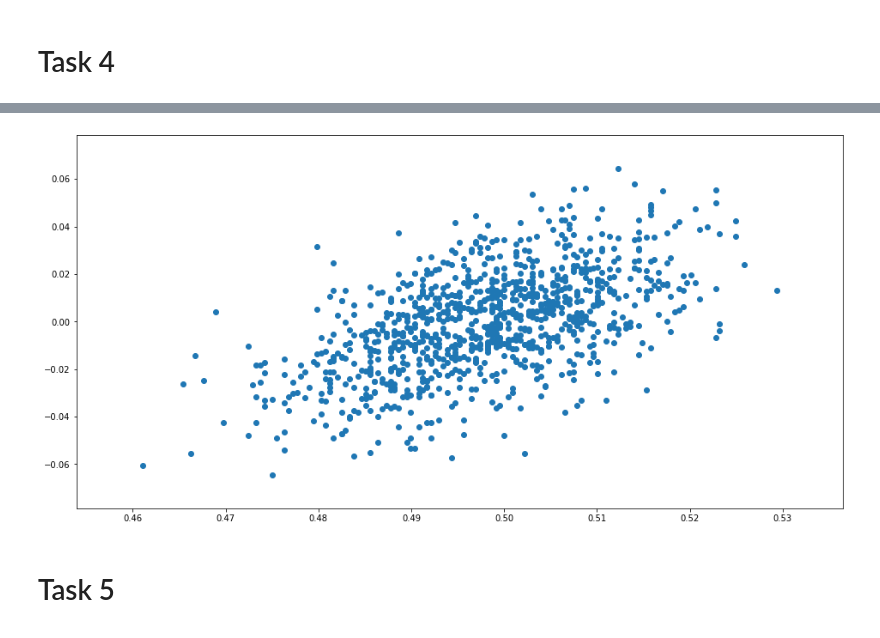
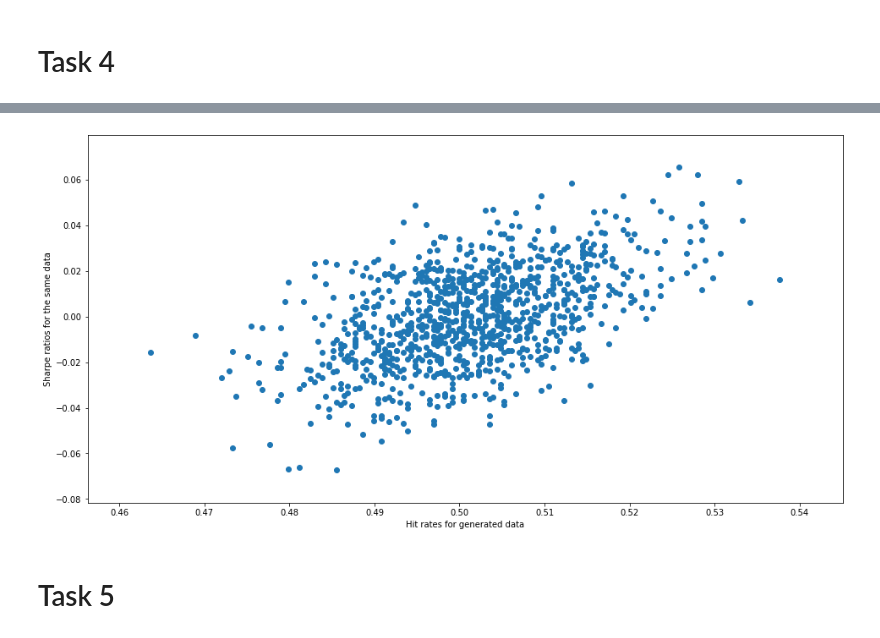
Before and after one commit to kirillovID/test_intro, a Jupyter notebook: alfa_test.ipynb, the cells around one changed output, grey strips where cells are left out. Saved outputs shown, nothing was run; the diff lists cells and outputs as text; code cells hidden in the pictures.

```diff
--- a/alfa_test.ipynb
+++ b/alfa_test.ipynb
@@ -694,7 +684,8 @@ df_fb
 2284 rows × 3 columns
 # %%
 def hit_rate(df_fb):
-    hit_rate_df = df_fb[((df_fb['FB'] > 0) & (df_fb['f_i'] > 0)) | ((df_fb['FB'] < 0) & (df_fb['f_i'] < 0))]
+    # hit_rate_df = df_fb[((df_fb['FB'] > 0) & (df_fb['f_i'] > 0)) | ((df_fb['FB'] < 0) & (df_fb['f_i'] < 0))]
+    hit_rate_df = df_fb[df_fb['pnl_i'] >= 0]
     hit_rate = len(hit_rate_df) / len(df_fb)
 
     return hit_rate
@@ -715,11 +706,16 @@ sr
 df_list = [df_builder() for i in range(1000)]
 hr_list = [hit_rate(df) for df in df_list]
 sr_list = [sharpe_ratio(df) for df in df_list]
-# %%
-plt.scatter(hr_list, sr_list)
-plt.show()
-# %% [output]
-[figure, removed]
+# %%
+plt.scatter(hr_list, sr_list)
+plt.xlabel('Hit rates for generated data')
+plt.ylabel('Sharpe ratios for the same data')
+plt.show()
+# a trend in the plot can be explained this way:
+# both hr and sr are dependant on pnl_i, and if there are more positive values of pnl_i, hr will be bigger
+# and so will be sr (because mean of pnl_i gets bigger)
+# %% [output]
+[figure, added]
 # %% [markdown]
 # Task 5
 # %%
```
Also changed, not shown: parts of 18 cells of this notebook.
